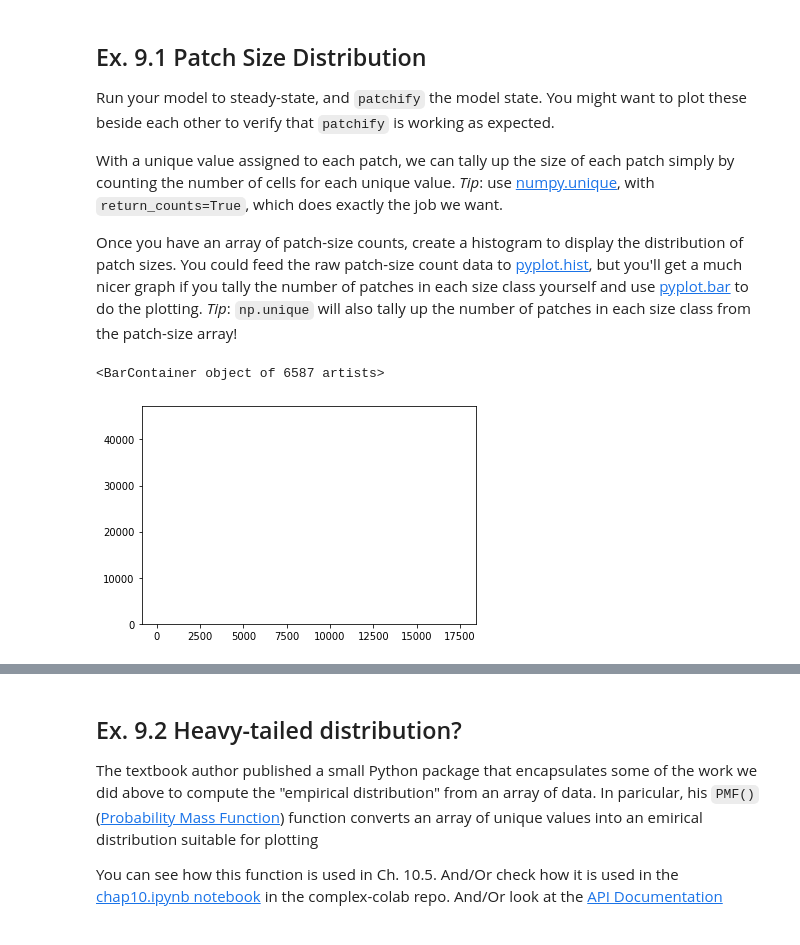
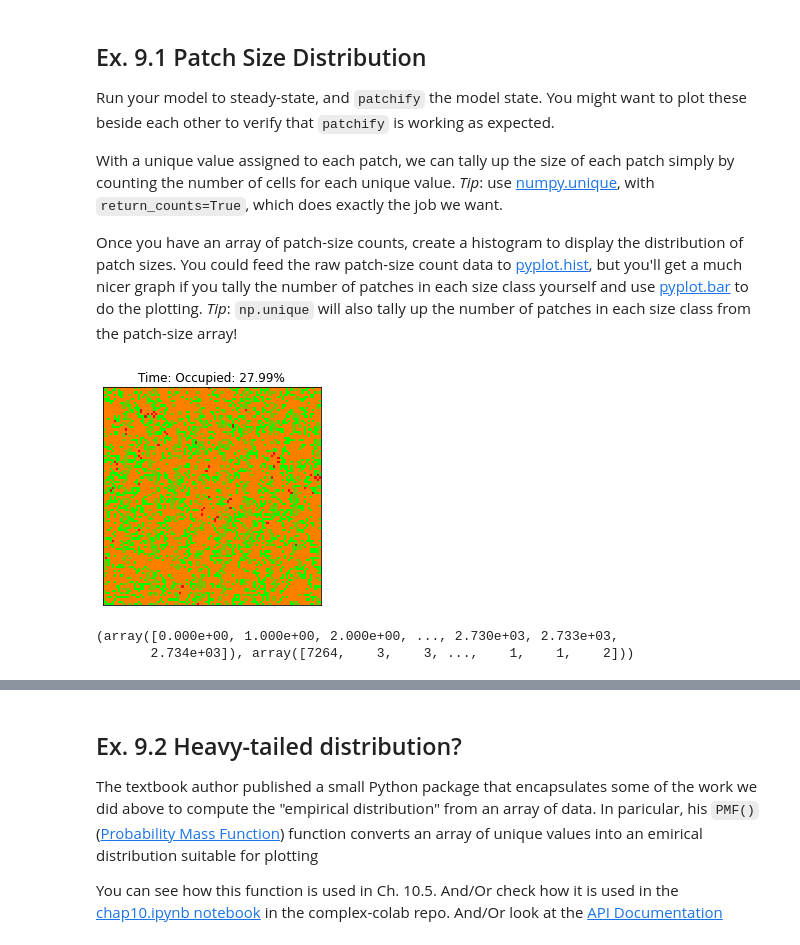
Before and after one commit to StoneMason495/cap-comp215, a Jupyter notebook: labs/lab09ZM.ipynb, the cells around one changed output, grey strips where cells are left out. Saved outputs shown, nothing was run; the diff lists cells and outputs as text; code cells hidden in the pictures.

```diff
--- a/labs/lab09ZM.ipynb
+++ b/labs/lab09ZM.ipynb
@@ -405,16 +450,21 @@ You could feed the raw patch-size count data to [pyplot.hist](https://matplotlib
 *Tip*: `np.unique` will also tally up the number of patches in each size class from the patch-size array!
 # %%
 # Ex. 9.1 here
-steady_state = ForestFire(250)
+steady_state = ForestFire(100)
 for i in range(200):
   steady_state.step()
 # steady_state.draw()
 # print(steady_state.array)
 patched = patchify(steady_state.array, steady_state.OCCUPIED)
 # print(patched)
 u_patched = np.unique(patched, return_counts=True)
+u_patched
+steady_state.draw()
+# %% [output]
+[figure, added]
-# %%
-plt.bar(u_patched[0], u_patched[1])
-# %% [output]
-<BarContainer object of 6587 artists>
-[figure, removed]
+# %%
+print(u_patched)
+u_patched = u_patched
+# %% [output]
+(array([0.000e+00, 1.000e+00, 2.000e+00, ..., 2.730e+03, 2.733e+03,
+       2.734e+03]), array([7264,    3,    3, ...,    1,    1,    2]))
```
Also changed, not shown: parts of 4 cells of this notebook.
